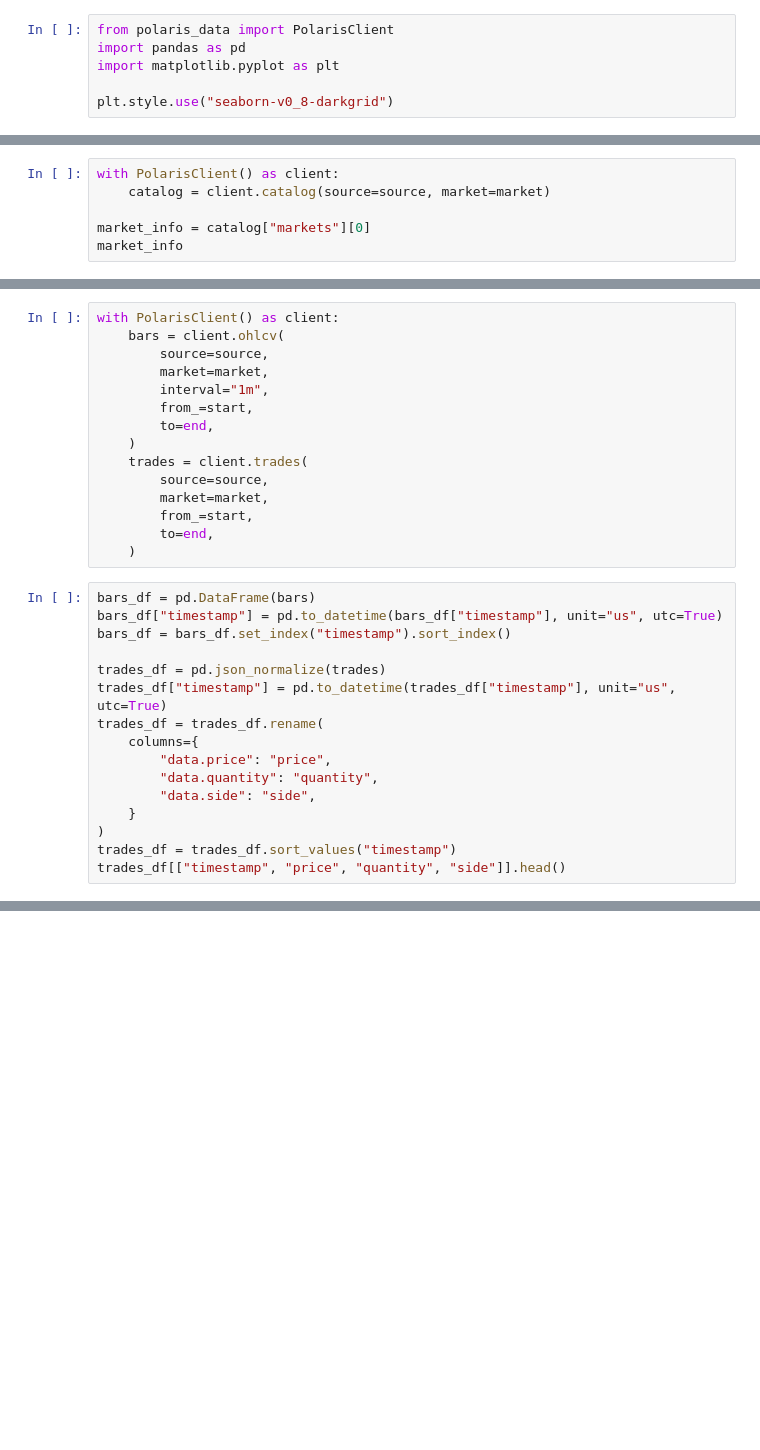
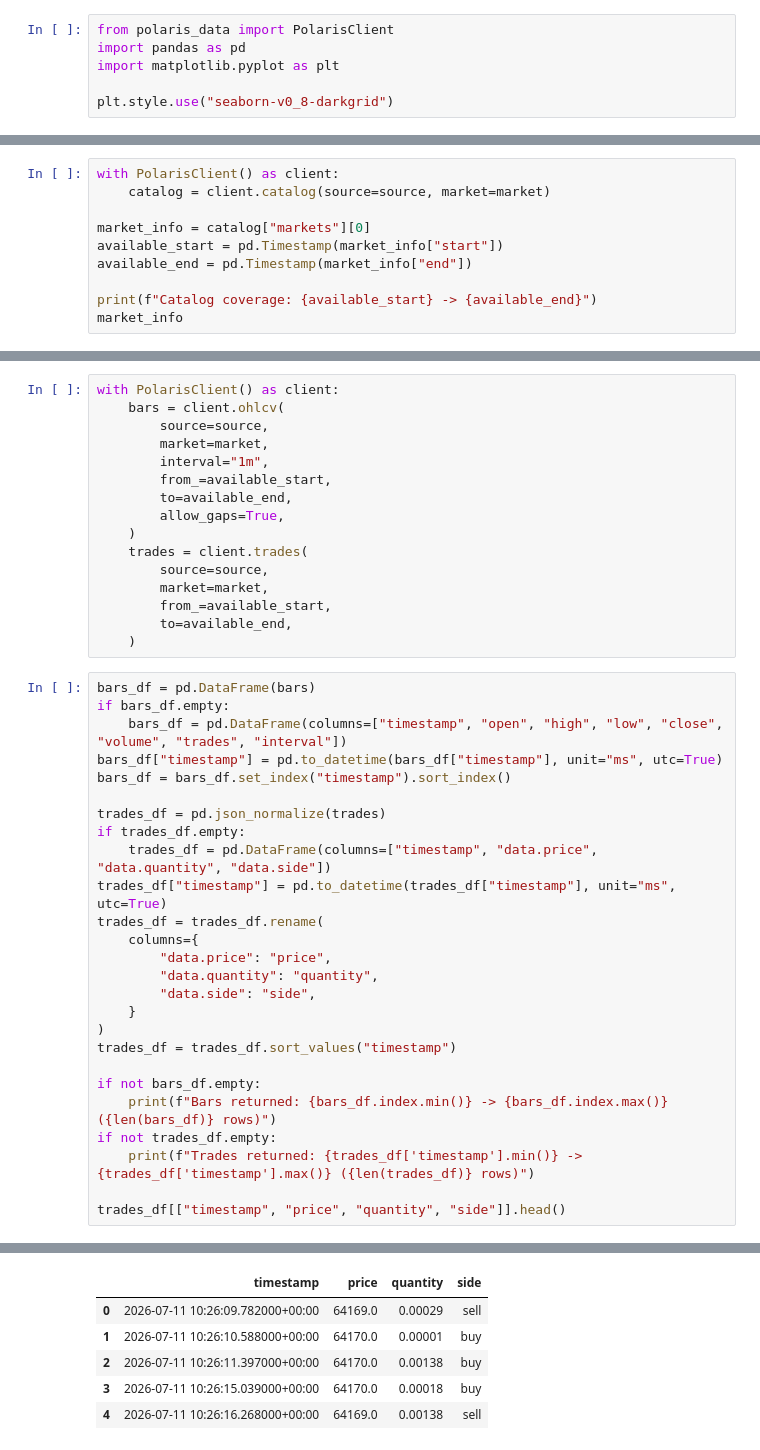
Before and after one commit to polaris-data/notebooks, a Jupyter notebook: notebooks/hyperliquid_btc_trade_analysis.ipynb, the cells around one changed output, grey strips where cells are left out. Cells and saved outputs as stored; diff of their text form; blank space fills up the shorter version.

```diff
--- a/notebooks/hyperliquid_btc_trade_analysis.ipynb
+++ b/notebooks/hyperliquid_btc_trade_analysis.ipynb
@@ -33,4 +29,8 @@ with PolarisClient() as client:
     catalog = client.catalog(source=source, market=market)
 
 market_info = catalog["markets"][0]
+available_start = pd.Timestamp(market_info["start"])
+available_end = pd.Timestamp(market_info["end"])
+
+print(f"Catalog coverage: {available_start} -> {available_end}")
 market_info
@@ -43,22 +56,27 @@ with PolarisClient() as client:
         source=source,
         market=market,
         interval="1m",
-        from_=start,
-        to=end,
+        from_=available_start,
+        to=available_end,
+        allow_gaps=True,
     )
     trades = client.trades(
         source=source,
         market=market,
-        from_=start,
-        to=end,
+        from_=available_start,
+        to=available_end,
     )
 # %%
 bars_df = pd.DataFrame(bars)
-bars_df["timestamp"] = pd.to_datetime(bars_df["timestamp"], unit="us", utc=True)
+if bars_df.empty:
+    bars_df = pd.DataFrame(columns=["timestamp", "open", "high", "low", "close", "volume", "trades", "interval"])
+bars_df["timestamp"] = pd.to_datetime(bars_df["timestamp"], unit="ms", utc=True)
 bars_df = bars_df.set_index("timestamp").sort_index()
 
 trades_df = pd.json_normalize(trades)
-trades_df["timestamp"] = pd.to_datetime(trades_df["timestamp"], unit="us", utc=True)
+if trades_df.empty:
+    trades_df = pd.DataFrame(columns=["timestamp", "data.price", "data.quantity", "data.side"])
+trades_df["timestamp"] = pd.to_datetime(trades_df["timestamp"], unit="ms", utc=True)
 trades_df = trades_df.rename(
     columns={
         "data.price": "price",
@@ -67,4 +85,11 @@ trades_df = trades_df.rename(
     }
 )
 trades_df = trades_df.sort_values("timestamp")
+
+if not bars_df.empty:
+    print(f"Bars returned: {bars_df.index.min()} -> {bars_df.index.max()} ({len(bars_df)} rows)")
+if not trades_df.empty:
+    print(f"Trades returned: {trades_df['timestamp'].min()} -> {trades_df['timestamp'].max()} ({len(trades_df)} rows)")
+
 trades_df[["timestamp", "price", "quantity", "side"]].head()
+# %% [output]
@@ -71,3 +98,9 @@ trades_df[["timestamp", "price", "quantity", "side"]].head()
+|  | timestamp | price | quantity | side |
+| 0 | 2026-07-11 10:26:09.782000+00:00 | 64169.0 | 0.00029 | sell |
+| 1 | 2026-07-11 10:26:10.588000+00:00 | 64170.0 | 0.00001 | buy |
+| 2 | 2026-07-11 10:26:11.397000+00:00 | 64170.0 | 0.00138 | buy |
+| 3 | 2026-07-11 10:26:15.039000+00:00 | 64170.0 | 0.00018 | buy |
+| 4 | 2026-07-11 10:26:16.268000+00:00 | 64169.0 | 0.00138 | sell |
 # %%
 trade_summary = pd.DataFrame(
     {
```
Also changed, not shown: parts of 14 cells of this notebook, 3 other files.
